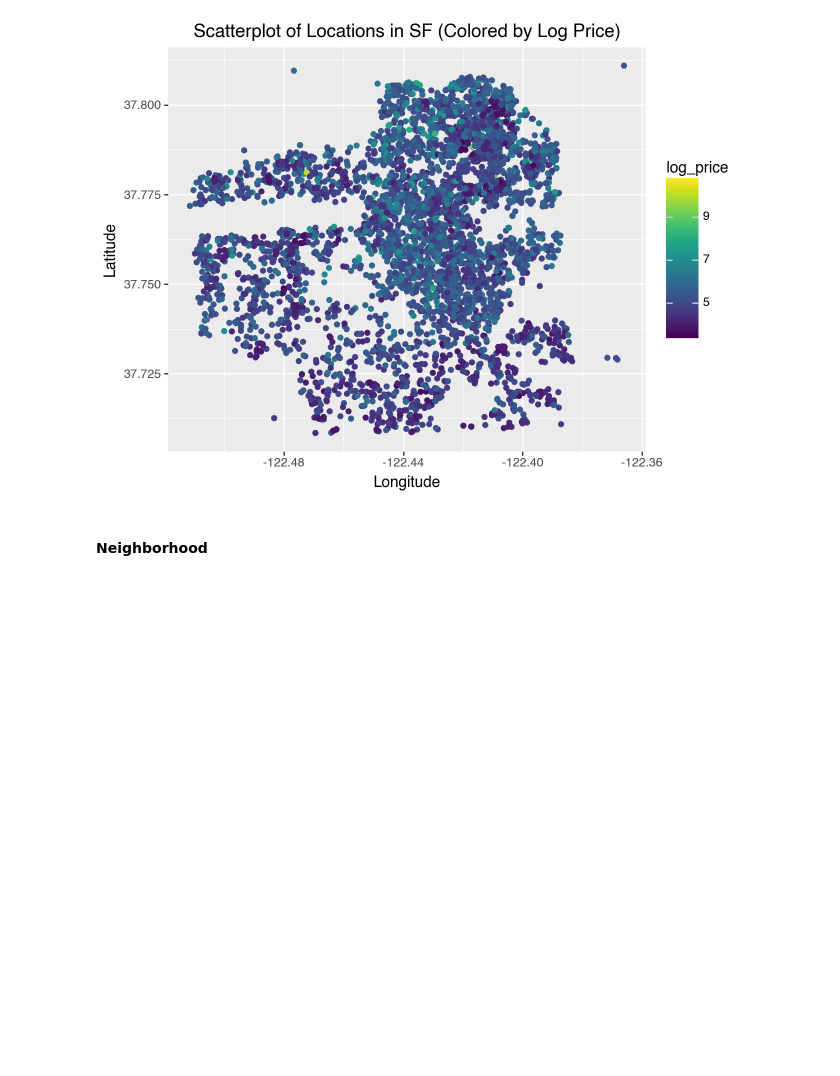
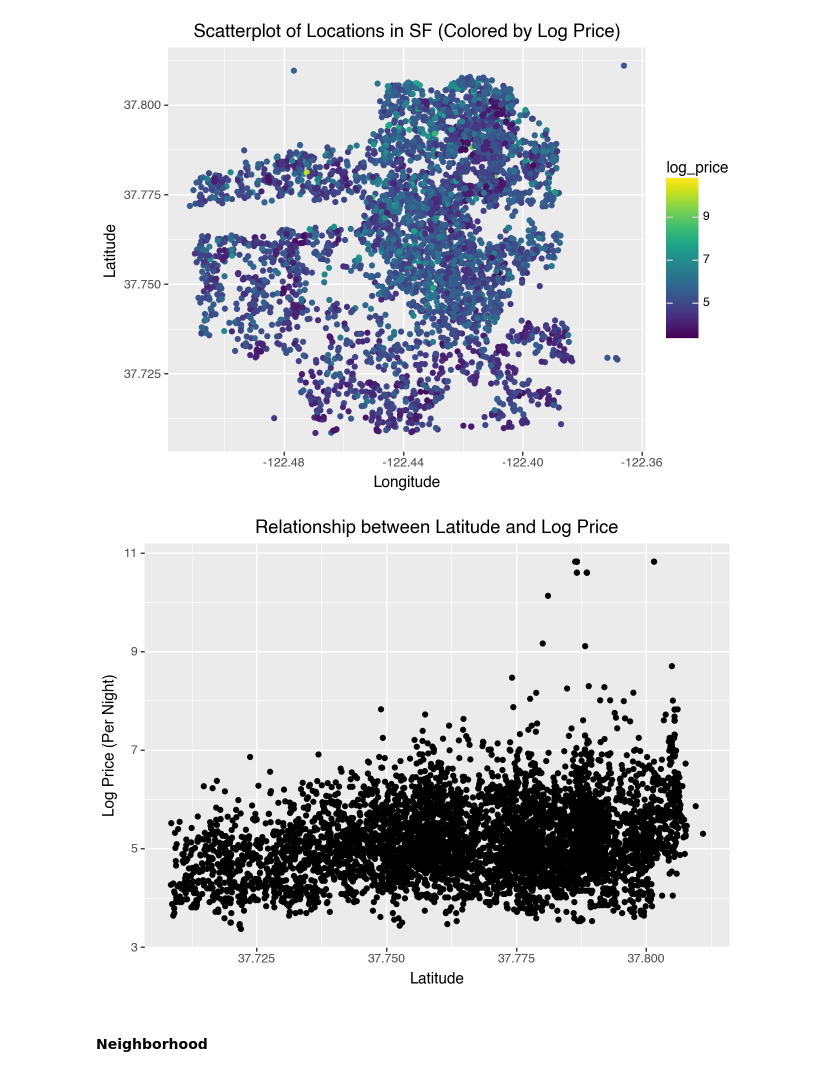
Before and after one commit to matteosaisi/airbnb-pricing-optimization, a Jupyter notebook: notebooks/01_data_exploration.ipynb, the cells around one changed output. Cells and saved outputs as stored; diff of their text form; code cells hidden in the pictures; blank space fills up the shorter version.

Commit message:
adding key insights, one more plot

```diff
--- a/notebooks/01_data_exploration.ipynb
+++ b/notebooks/01_data_exploration.ipynb
@@ -606,6 +606,18 @@ pd.DataFrame({"Count": df.groupby("room_type")["price"].count(),
 )
 # %% [output]
 [figure]
+# %%
+(
+    ggplot(df, mapping = aes(x = "latitude", y = "log_price")) +
+    geom_point() +
+    labs(
+        title = "Relationship between Latitude and Log Price",
+        x = "Latitude",
+        y = "Log Price (Per Night)"
+    )
+)
+# %% [output]
+[figure, added]
 # %% [markdown]
 #### Neighborhood
 # %%
```
Also changed, not shown: parts of 2 cells of this notebook.
